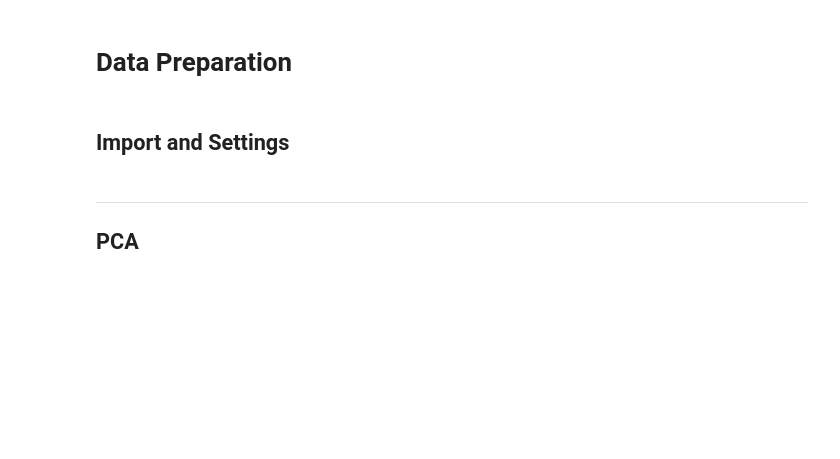
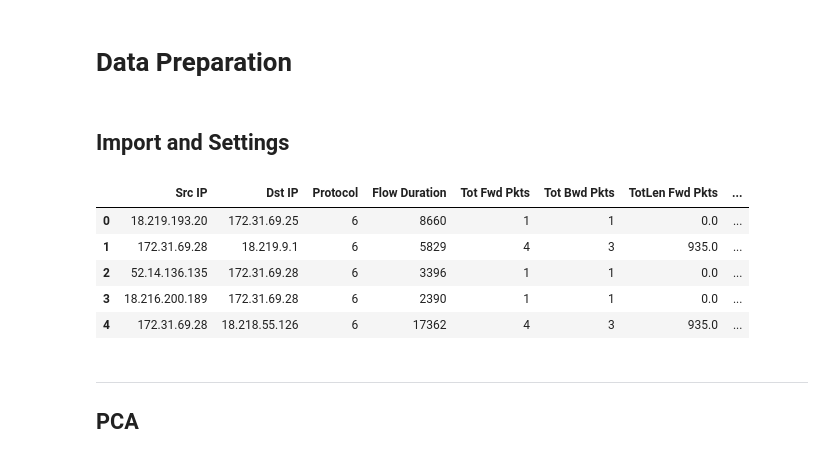
Before and after one commit to Irish-77/ddos-dompteure, a Jupyter notebook: data_preparation.ipynb, the cells around one changed output. Cells and saved outputs as stored; diff of their text form; code cells hidden in the pictures; blank space fills up the shorter version.

```diff
--- a/data_preparation.ipynb
+++ b/data_preparation.ipynb
@@ -34,3 +35,12 @@ warnings.warn = warn
+# %%
+df.head()
+# %% [output]
+|  | Src IP | Dst IP | Protocol | Flow Duration | Tot Fwd Pkts | Tot Bwd Pkts | TotLen Fwd Pkts | ... |
+| 0 | 18.219.193.20 | 172.31.69.25 | 6 | 8660 | 1 | 1 | 0.0 | ... |
+| 1 | 172.31.69.28 | 18.219.9.1 | 6 | 5829 | 4 | 3 | 935.0 | ... |
+| 2 | 52.14.136.135 | 172.31.69.28 | 6 | 3396 | 1 | 1 | 0.0 | ... |
+| 3 | 18.216.200.189 | 172.31.69.28 | 6 | 2390 | 1 | 1 | 0.0 | ... |
+| 4 | 172.31.69.28 | 18.218.55.126 | 6 | 17362 | 4 | 3 | 935.0 | ... |
 # %% [markdown]
 ---
 ## PCA
```
Also changed, not shown: parts of 37 cells of this notebook, 2 other files.
